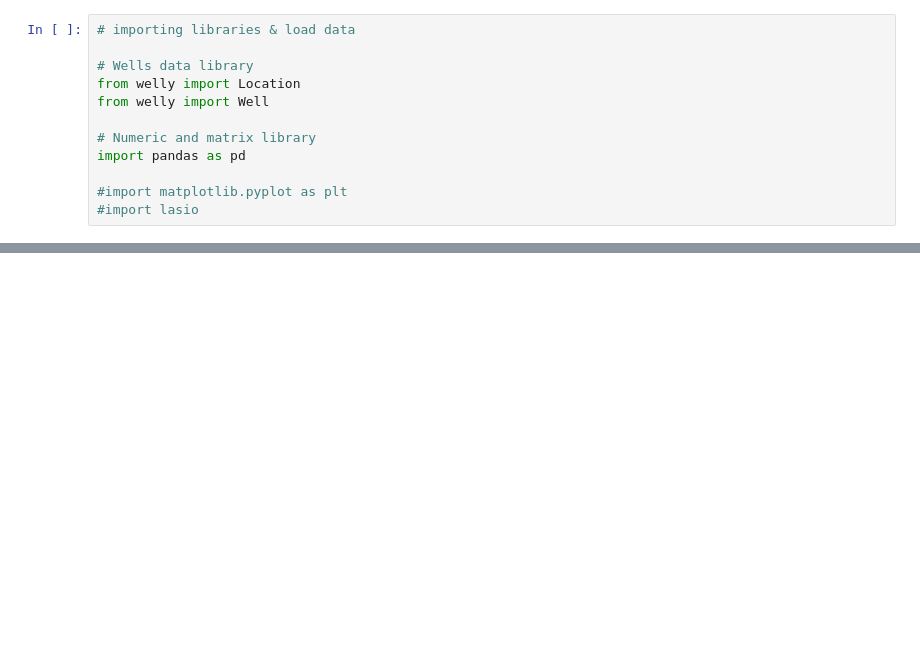
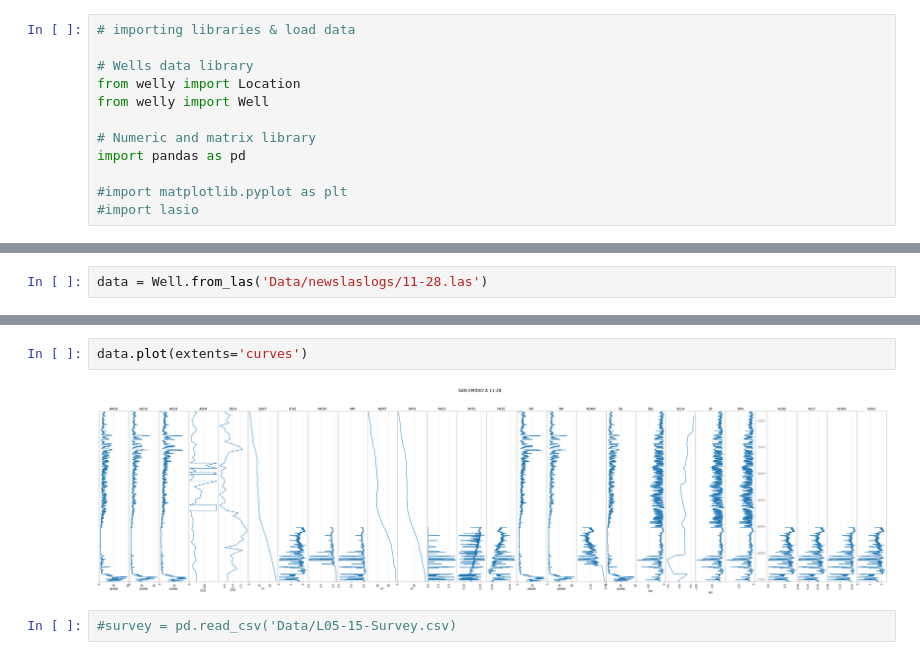
Before and after one commit to ihuyghens/Wells-Data-Analysis, a Jupyter notebook: 01_Well_Paths_VIZ.ipynb, the cells around one changed output, grey strips where cells are left out. Cells and saved outputs as stored; diff of their text form; blank space fills up the shorter version.

Commit message:
Ploting LAS data

```diff
--- a/01_Well_Paths_VIZ.ipynb
+++ b/01_Well_Paths_VIZ.ipynb
@@ -26 +18,3 @@ data = Well.from_las('Data/greenland_GR.las')
+# %%
+data = Well.from_las('Data/newslaslogs/11-28.las')
 # %%
@@ -29,0 +49,6 @@ data.data
+# %%
+data.plot(extents='curves')
+# %% [output]
+[figure, added]
+# %%
+#survey = pd.read_csv('Data/L05-15-Survey.csv)
```
Also changed, not shown: parts of 3 cells of this notebook, 9 other files.
